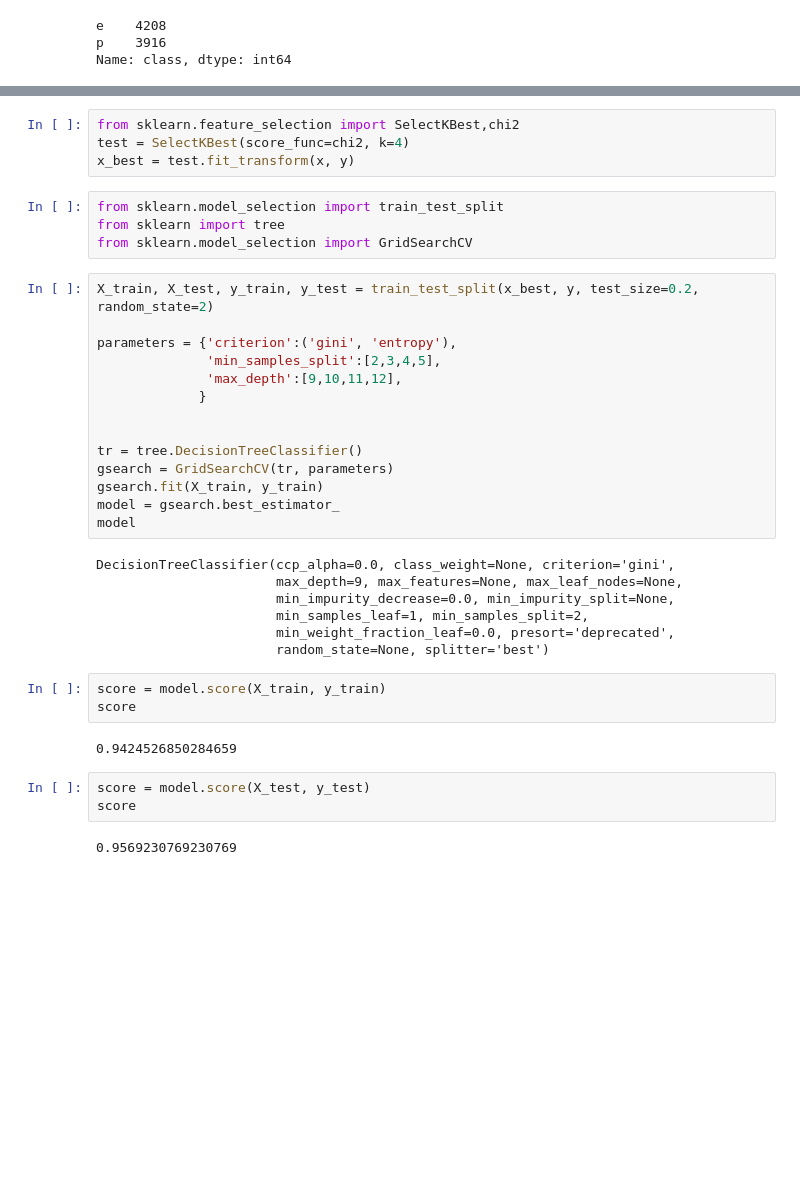
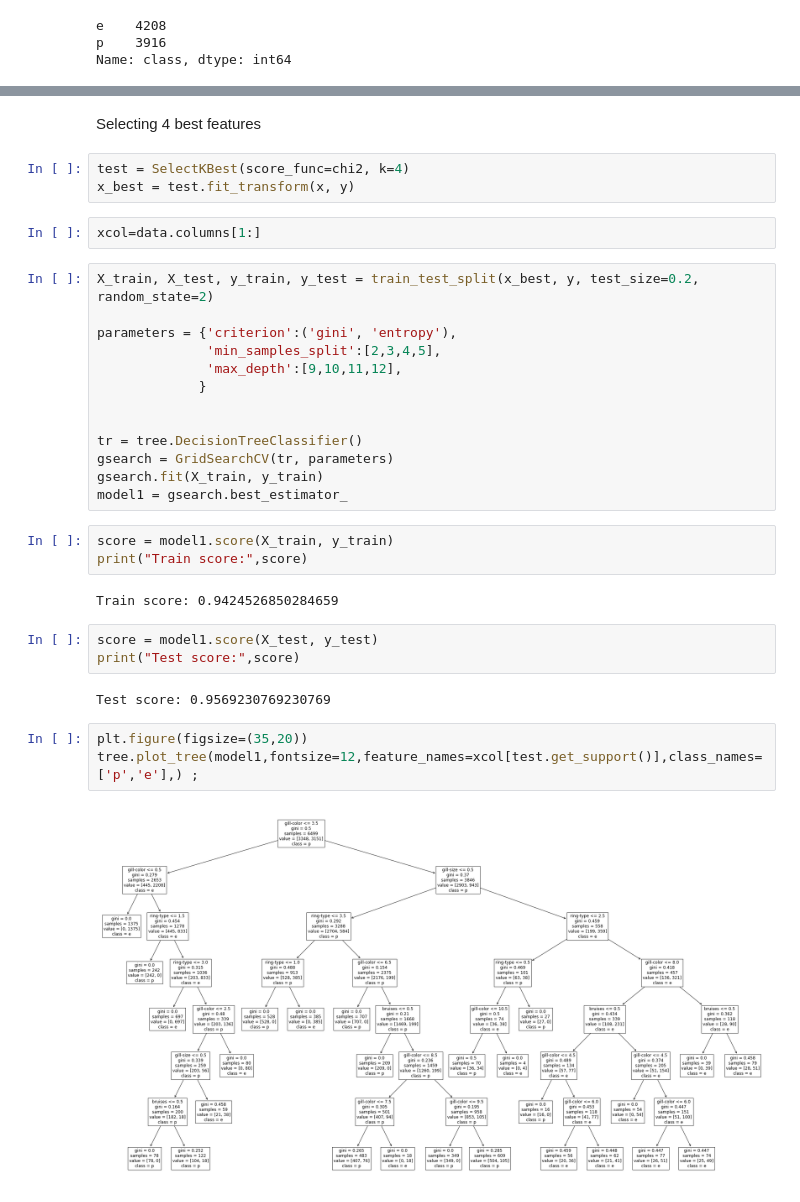
Before and after one commit to rohankavari/MachineLearning, a Jupyter notebook: decision_tree_mushroom_data.ipynb, the cells around one changed output, grey strips where cells are left out. Saved outputs shown, nothing was run; the diff lists cells and outputs as text; blank space fills up the shorter version.

```diff
--- a/decision_tree_mushroom_data.ipynb
+++ b/decision_tree_mushroom_data.ipynb
@@ -28,11 +67,10 @@ y=data['class']
+# %% [markdown]
+Selecting 4 best features
 # %%
-from sklearn.feature_selection import SelectKBest,chi2
 test = SelectKBest(score_func=chi2, k=4)
 x_best = test.fit_transform(x, y)
-# %%
-from sklearn.model_selection import train_test_split
-from sklearn import tree
-from sklearn.model_selection import GridSearchCV
+# %%
+xcol=data.columns[1:]
 # %%
 X_train, X_test, y_train, y_test = train_test_split(x_best, y, test_size=0.2, random_state=2)
 
@@ -45,22 +83,19 @@ parameters = {'criterion':('gini', 'entropy'),
 tr = tree.DecisionTreeClassifier()
 gsearch = GridSearchCV(tr, parameters)
 gsearch.fit(X_train, y_train)
-model = gsearch.best_estimator_
-model
+model1 = gsearch.best_estimator_
-# %% [output]
-DecisionTreeClassifier(ccp_alpha=0.0, class_weight=None, criterion='gini',
-                       max_depth=9, max_features=None, max_leaf_nodes=None,
-                       min_impurity_decrease=0.0, min_impurity_split=None,
-                       min_samples_leaf=1, min_samples_split=2,
-                       min_weight_fraction_leaf=0.0, presort='deprecated',
-                       random_state=None, splitter='best')
 # %%
-score = model.score(X_train, y_train)
-score
+score = model1.score(X_train, y_train)
+print("Train score:",score)
 # %% [output]
-0.9424526850284659
+Train score: 0.9424526850284659
 # %%
-score = model.score(X_test, y_test)
-score
+score = model1.score(X_test, y_test)
+print("Test score:",score)
 # %% [output]
-0.9569230769230769
+Test score: 0.9569230769230769
+# %%
+plt.figure(figsize=(35,20))
+tree.plot_tree(model1,fontsize=12,feature_names=xcol[test.get_support()],class_names=['p','e'],) ;
+# %% [output]
+[figure, added]
```
Also changed, not shown: parts of 10 cells of this notebook.
